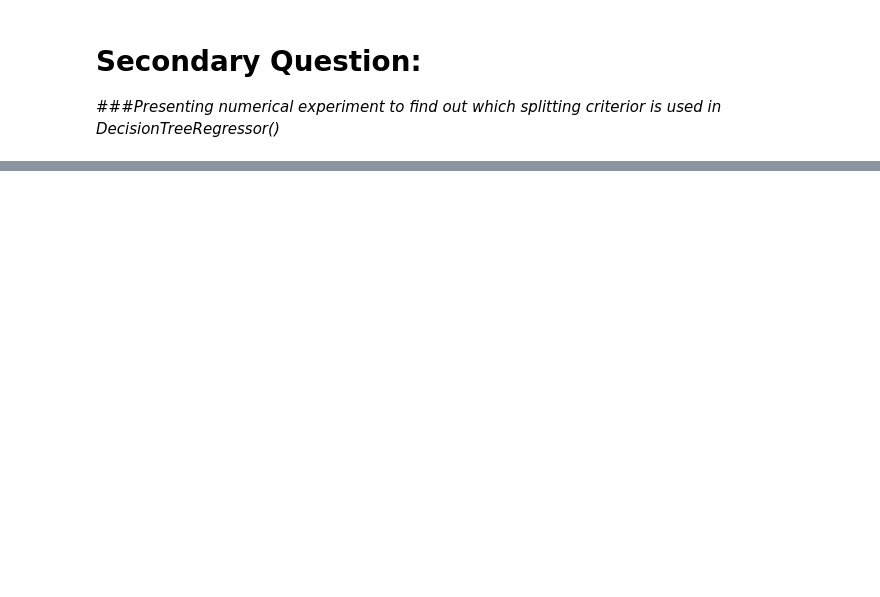
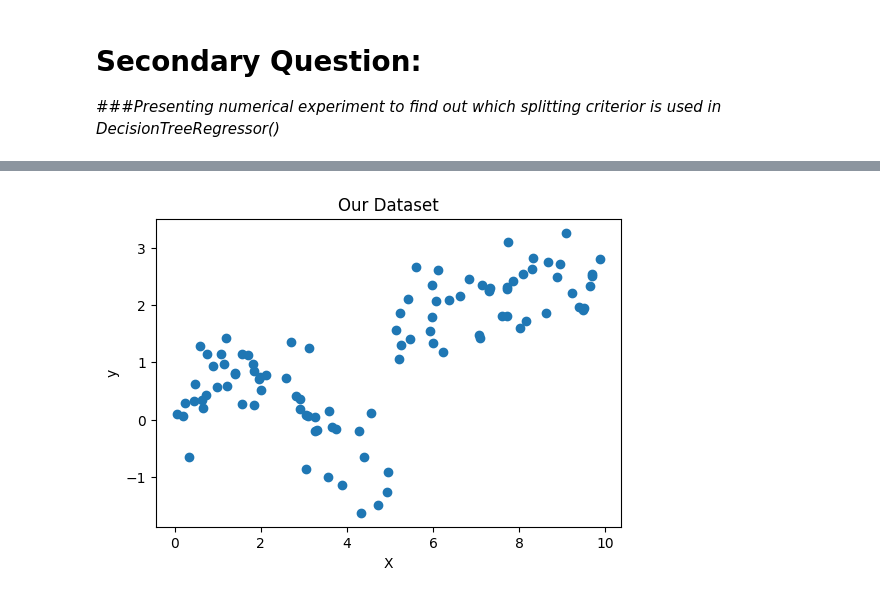
Before and after one commit to TrzeciakPiotr2300/Uczenie_Maszynowe_2025, a Jupyter notebook: HW06_tree-methods_spliting-criteriors.ipynb, the cells around one changed output, grey strips where cells are left out. Cells and saved outputs as stored; diff of their text form; code cells hidden in the pictures; blank space fills up the shorter version.

```diff
--- a/HW06_tree-methods_spliting-criteriors.ipynb
+++ b/HW06_tree-methods_spliting-criteriors.ipynb
@@ -180,0 +162,24 @@ This is equivalent with all the criteriors.
+# %%
+np.random.seed(42)
+
+X = np.sort(np.random.rand(100) * 10).reshape(-1, 1)
+X_flat = X.ravel()
+
+# Przygotowanie y z dwóch różnych formuł
+y = np.zeros_like(X_flat)
+
+for i, x in enumerate(X_flat):
+    noise = np.random.normal(0, 0.5)
+    if x < 5:
+        y[i] = np.sin(x) + noise
+    else:
+        y[i] = np.log(x + 1) + noise
+
+plt.figure(figsize=(6,4))
+plt.scatter(X, y)
+plt.xlabel('X')
+plt.ylabel('y')
+plt.title('Our Dataset')
+plt.show()
+# %% [output]
+[figure, added]
```
Also changed, not shown: parts of 16 cells of this notebook.
